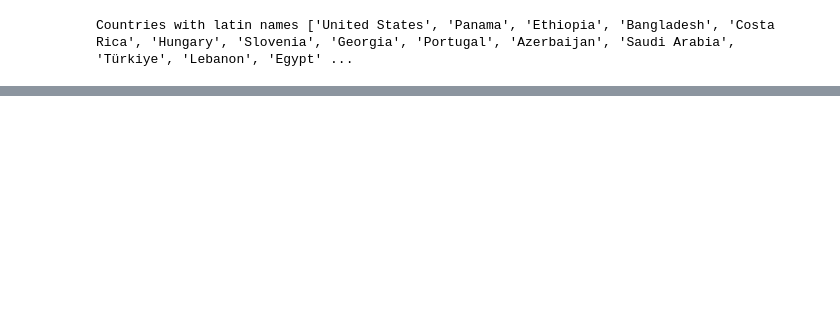
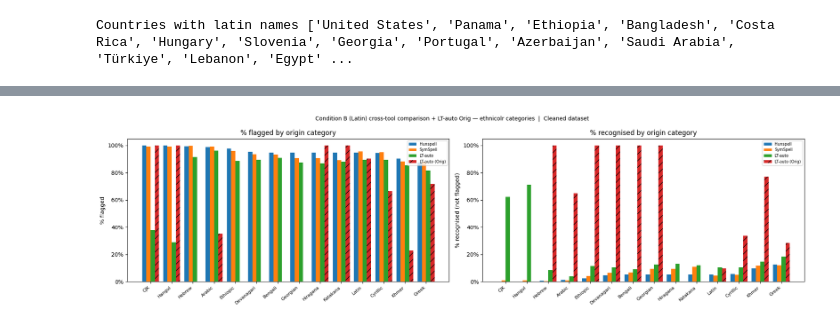
Before and after one commit to sarabrownxx/hons-project-spellcheck-bias, a Jupyter notebook: notebooks/09_playground.ipynb, the cells around one changed output, grey strips where cells are left out. Drawn from its saved outputs; the diff is of its cells as text; code cells hidden in the pictures; blank space fills up the shorter version.

```diff
--- a/notebooks/09_playground.ipynb
+++ b/notebooks/09_playground.ipynb
@@ -71,0 +290,32 @@ Countries with latin names ['United States', 'Panama', 'Ethiopia', 'Bangladesh',
+# %%
+def eth_bar(ax, data, col_suffix='flagged%'):
+    cats = data['Category'].tolist()
+    x = np.arange(len(cats))
+    n_conds = len(EXTENDED)
+    w = 0.8 / n_conds
+    colors = plt.rcParams['axes.prop_cycle'].by_key()['color']
+    for i, (lbl, _) in enumerate(EXTENDED):
+        # LT-auto (Orig) hatched to distinguish it from the Condition B bars
+        hatch = '//' if lbl == 'LT-auto (Orig)' else None
+        ax.bar(x + i * w, data[f'{lbl} {col_suffix}'], width=w,
+               label=lbl, color=colors[i % len(colors)], hatch=hatch)
+    ax.set_xticks(x + w * (n_conds - 1) / 2)
+    ax.set_xticklabels(cats, rotation=40, ha='right', fontsize=8)
+    ax.yaxis.set_major_formatter(mtick.PercentFormatter())
+    ax.legend(fontsize=7)
+
+fig, (ax1, ax2) = plt.subplots(1, 2, figsize=(18, 5), sharey=False)
+eth_bar(ax1, script_brk, col_suffix='flagged%')
+eth_bar(ax2, script_brk, col_suffix='known%')
+ax1.set_ylabel('% flagged')
+ax1.set_title('% flagged by origin category')
+ax2.set_ylabel('% recognised (not flagged)')
+ax2.set_title('% recognised by origin category')
+fig.suptitle(
+    'Condition B (Latin) cross-tool comparison + LT-auto Orig — ethnicolr categories  |  Cleaned dataset',
+    fontsize=10
+)
+plt.tight_layout()
+plt.show()
+# %% [output]
+[figure, added]
```
Also changed, not shown: parts of 17 cells of this notebook, 3 other files.
